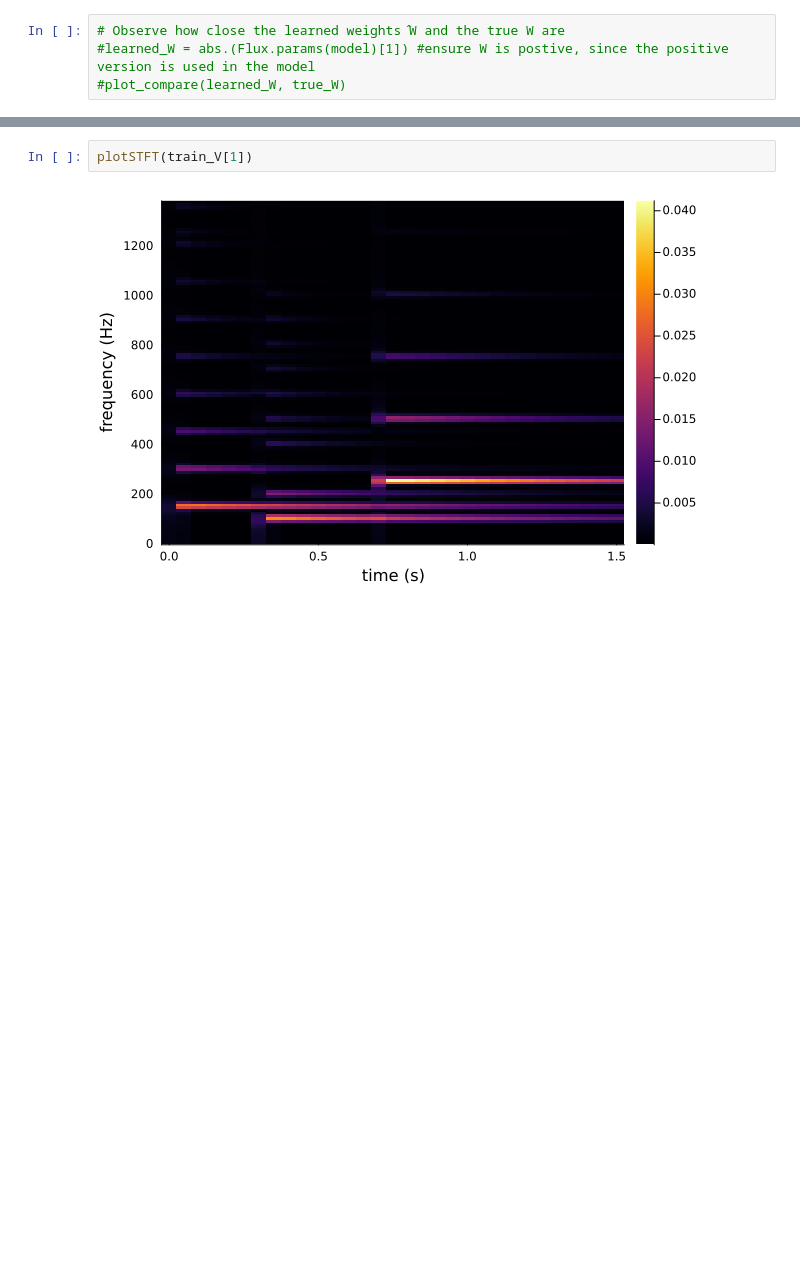
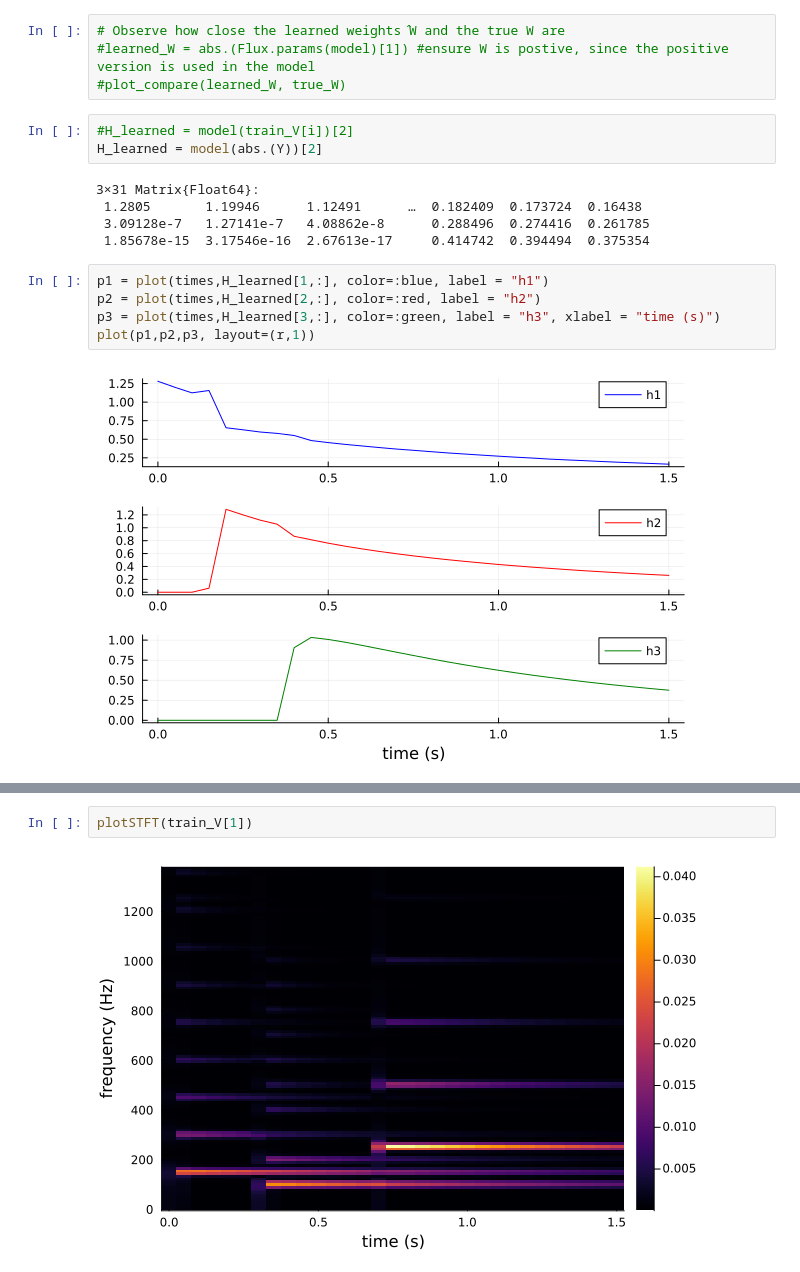
Before and after one commit to njericha/Deep-Unrolling-NTF, a Jupyter notebook: playground music.ipynb, the cells around one changed output, grey strips where cells are left out. Drawn from its saved outputs; the diff is of its cells as text; blank space fills up the shorter version.

```diff
--- a/playground music.ipynb
+++ b/playground music.ipynb
@@ -400,3 +451,18 @@ plot!(xticks=0:100:1400)
 # Observe how close the learned weights ̂W and the true W are
 #learned_W = abs.(Flux.params(model)[1]) #ensure W is postive, since the positive version is used in the model
 #plot_compare(learned_W, true_W)
+# %%
+#H_learned = model(train_V[i])[2]
+H_learned = model(abs.(Y))[2]
+# %% [output]
+3×31 Matrix{Float64}:
+ 1.2805       1.19946      1.12491      …  0.182409  0.173724  0.16438
+ 3.09128e-7   1.27141e-7   4.08862e-8      0.288496  0.274416  0.261785
+ 1.85678e-15  3.17546e-16  2.67613e-17     0.414742  0.394494  0.375354
+# %%
+p1 = plot(times,H_learned[1,:], color=:blue, label = "h1")
+p2 = plot(times,H_learned[2,:], color=:red, label = "h2")
+p3 = plot(times,H_learned[3,:], color=:green, label = "h3", xlabel = "time (s)")
+plot(p1,p2,p3, layout=(r,1))
+# %% [output]
+[figure, added]
```
Also changed, not shown: parts of 29 cells of this notebook.
